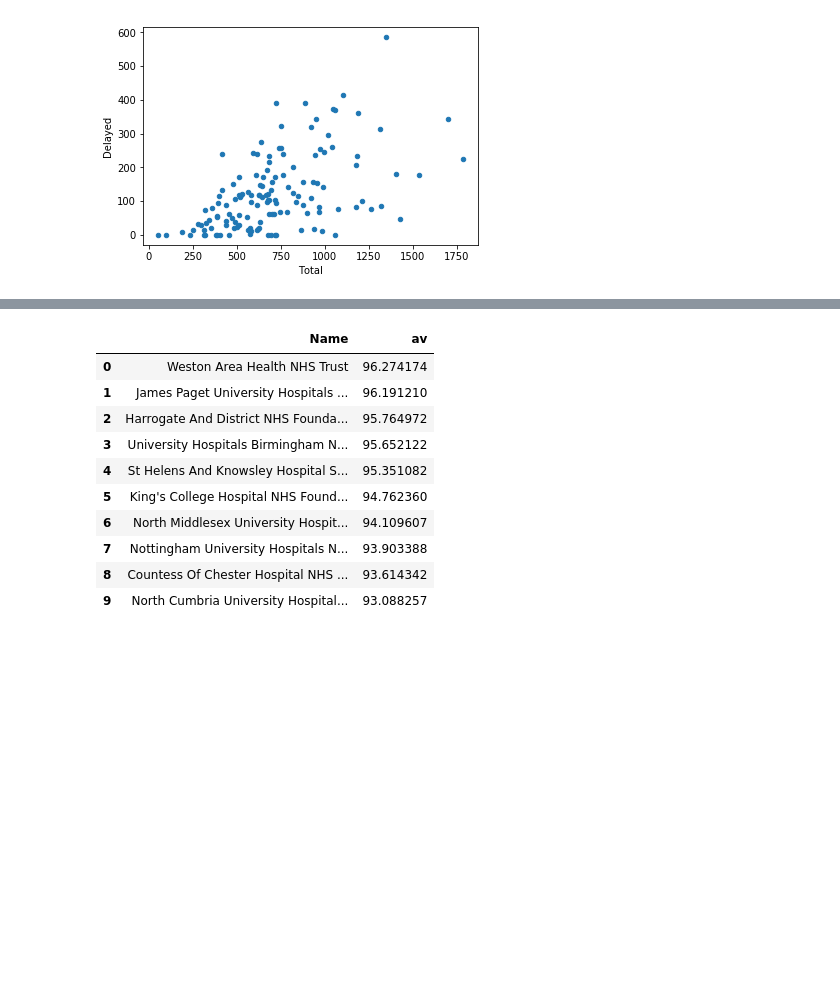
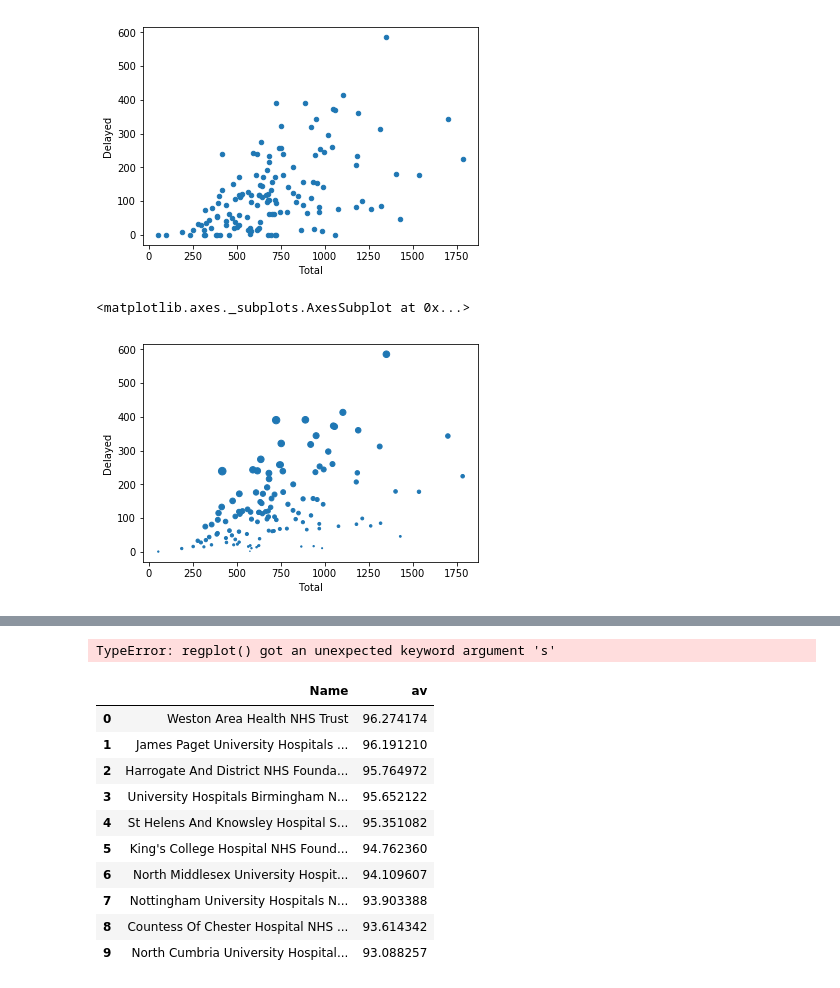
Before and after one commit to psychemedia/openHealthDataDoodles, a Jupyter notebook: notebooks/Winter_SitRep.ipynb, the cells around one changed output, grey strips where cells are left out. Drawn from its saved outputs; the diff is of its cells as text; code cells hidden in the pictures; blank space fills up the shorter version.

```diff
--- a/notebooks/Winter_SitRep.ipynb
+++ b/notebooks/Winter_SitRep.ipynb
@@ -422,6 +427,13 @@ pd.read_sql_query(q3, conn).plot(kind='scatter', x='Total',y='Delayed')
 # %% [output]
 <matplotlib.axes._subplots.AxesSubplot at 0x...>
 [figure]
+# %%
+#Size by percent...
+tmp=pd.read_sql_query(q3, conn)
+tmp[(tmp['Total'].notnull()) & (tmp['Total']>10)].plot(kind='scatter', x='Total',y='Delayed', s=tmp['pc'])
+# %% [output]
+<matplotlib.axes._subplots.AxesSubplot at 0x...>
+[figure, added]
 # %% [markdown]
 Here's another - Bed Occupancy:
 
@@ -432,6 +444,11 @@ But how do we calculate this? The average of the occupancy rates over the week?
 Which data sheet(s) does the data come from and how is it analysed to generate that table?
 
 For example, what if we naively just try to take the average of the rates for each trust over the week?
+# %%
+import seaborn as sns
+sns.regplot(x=tmp["Total"], y=tmp["pc"], s='pc')
+# %% [output]
+TypeError: regplot() got an unexpected keyword argument 's'
 # %%
 q4='''
 SELECT Name, 100*AVG(value) AS av FROM sitrep
```
Also changed, not shown: parts of 1 cell of this notebook.
